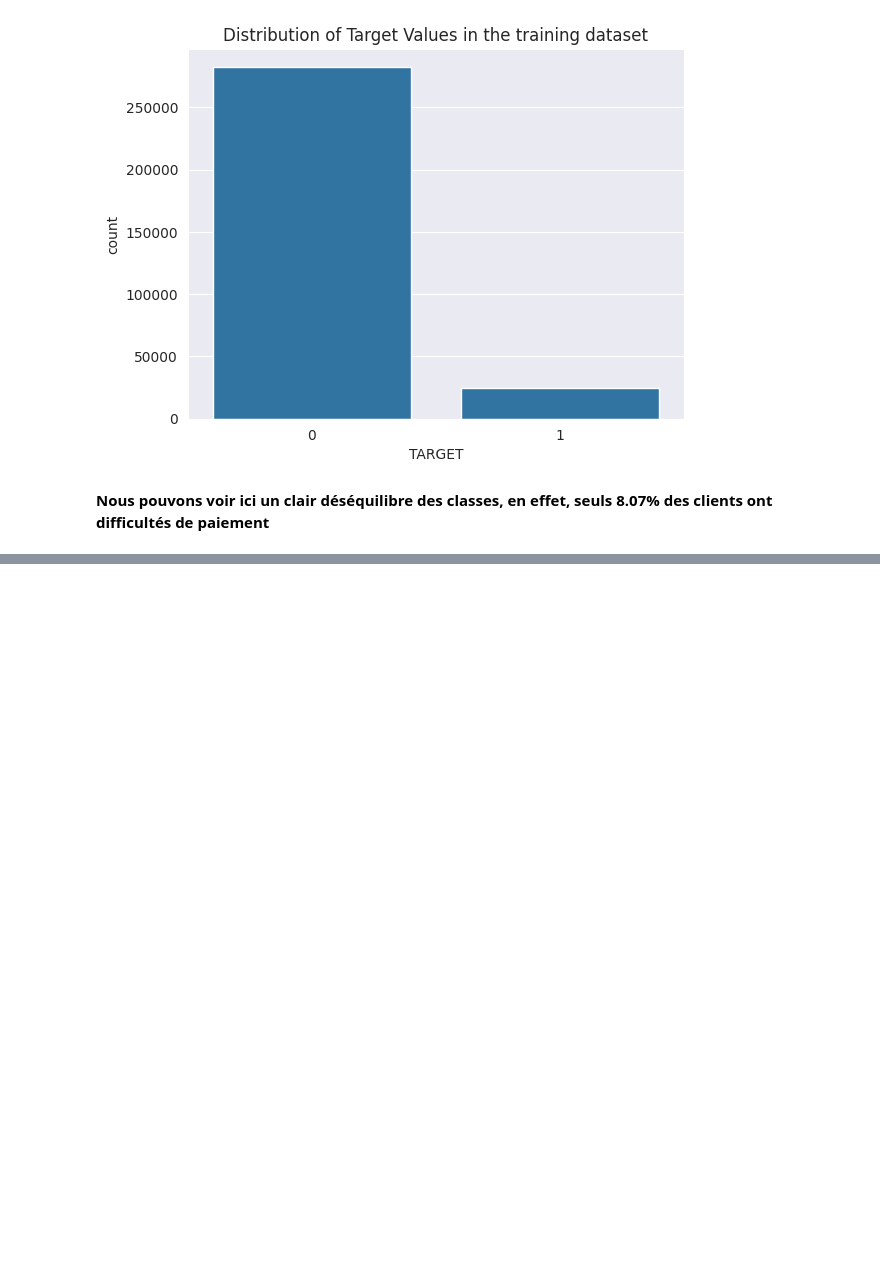
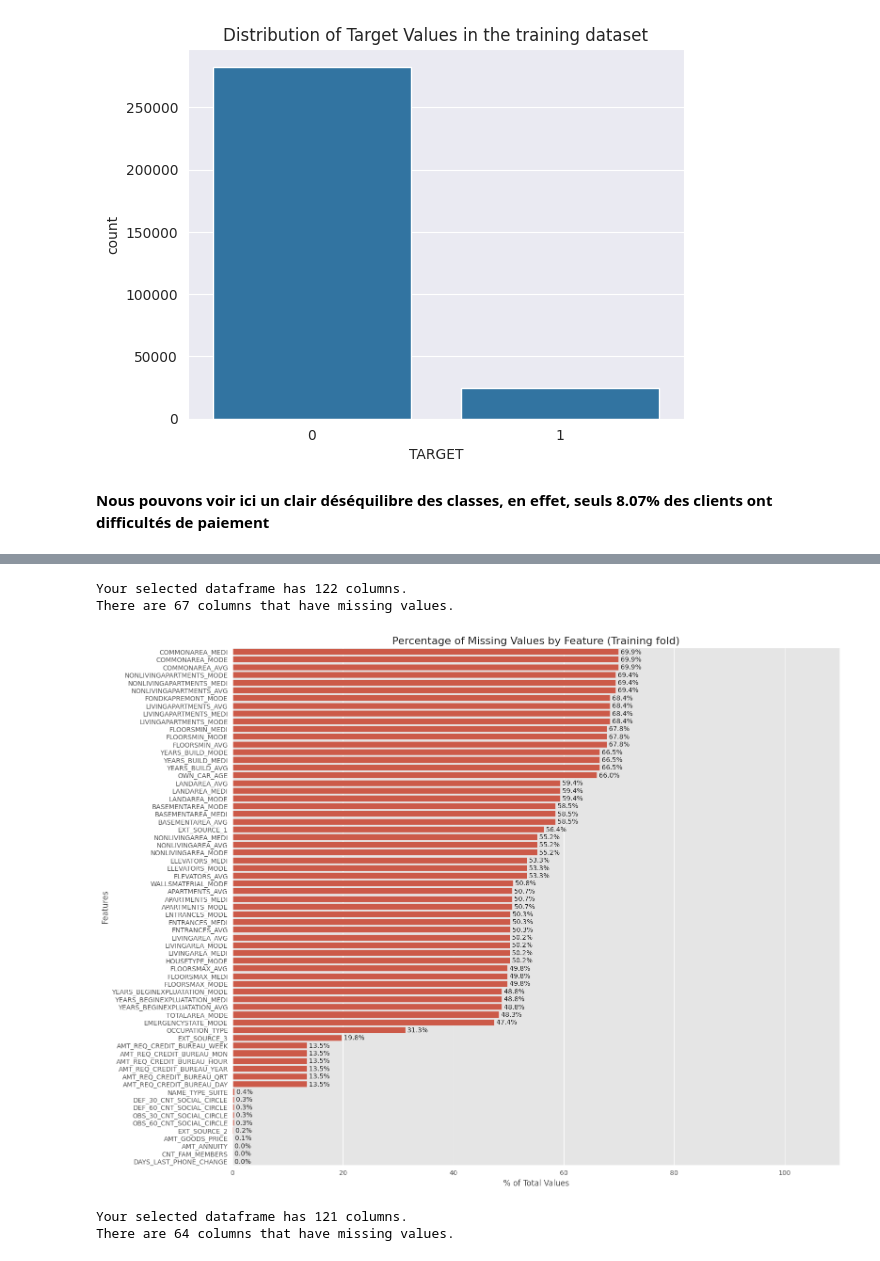
Before and after one commit to gndu91/p7, a Jupyter notebook: deliverables/GHOUL_Nadir_0_eda.ipynb, the cells around one changed output, grey strips where cells are left out. Drawn from its saved outputs; the diff is of its cells as text; code cells hidden in the pictures; blank space fills up the shorter version.

Commit message:
Ajout de la librarie missingno et du début du notebook de référence

```diff
--- a/deliverables/GHOUL_Nadir_0_eda.ipynb
+++ b/deliverables/GHOUL_Nadir_0_eda.ipynb
@@ -194,0 +303,25 @@ display(Markdown(
+# %%
+for fold in ('train', 'test'):
+    missing_test_values = missing_values_table(get_dataset('application_' + fold + '.csv'))
+
+    # TODO: Set the plot style for dark mode when exporting to png
+    plt.figure(figsize=(16, 12))  # There are a lot of columns
+    sns.barplot(x=missing_test_values['% of Total Values'], y=missing_test_values.index)
+    plt.title(f'Percentage of Missing Values by Feature ({fold.title()}ing fold)', fontsize=16)
+    plt.xlabel('% of Total Values', fontsize=12)
+    plt.ylabel('Features', fontsize=12)
+
+    # Add percentage text on the bars
+    for index, value in enumerate(missing_test_values['% of Total Values']):
+        plt.text(value, index, f' {value}%', va='center')
+
+    plt.xlim(0, 110)  # Set x-limit to give space for text
+    plt.tight_layout()
+    plt.savefig('test.png')
+    plt.show()
+# %% [output]
+Your selected dataframe has 122 columns.
+There are 67 columns that have missing values.
+[figure, added]
+Your selected dataframe has 121 columns.
+There are 64 columns that have missing values.
```
Also changed, not shown: parts of 15 cells of this notebook, 2 other files.
